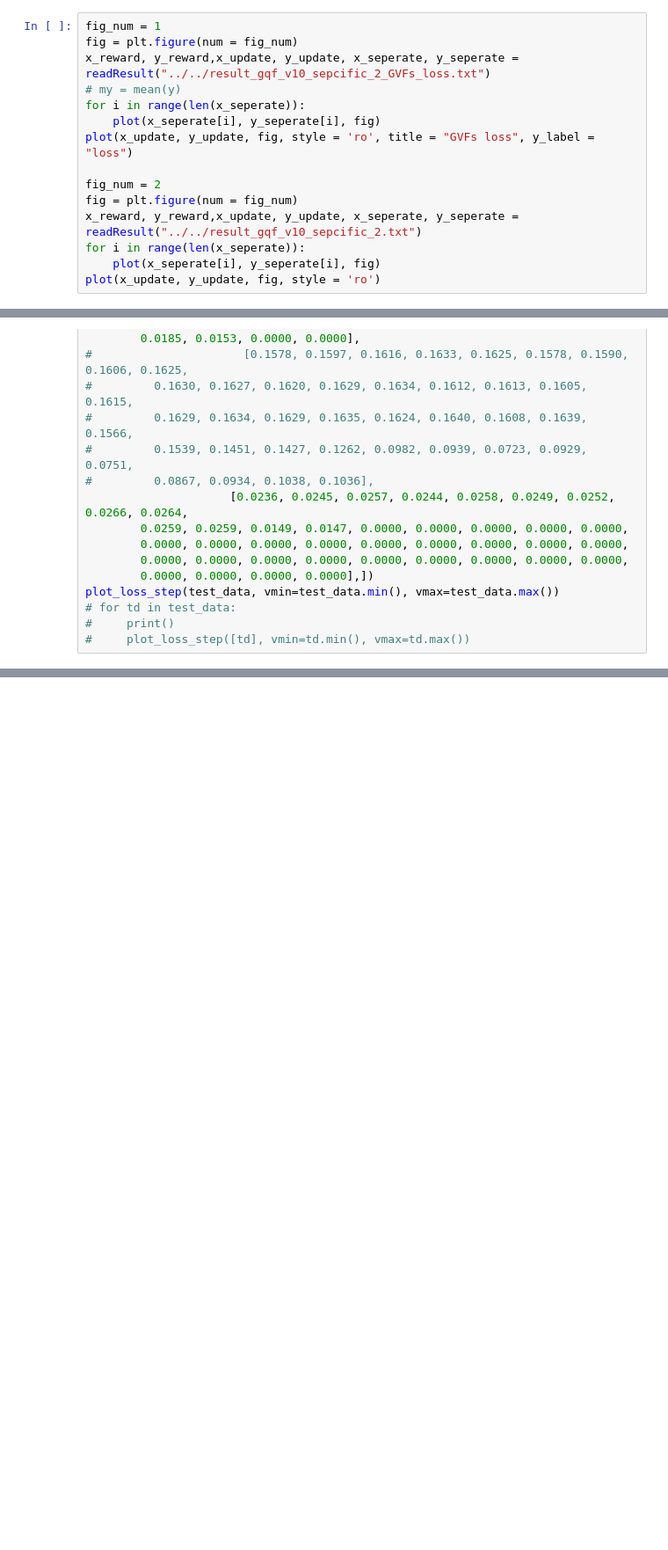
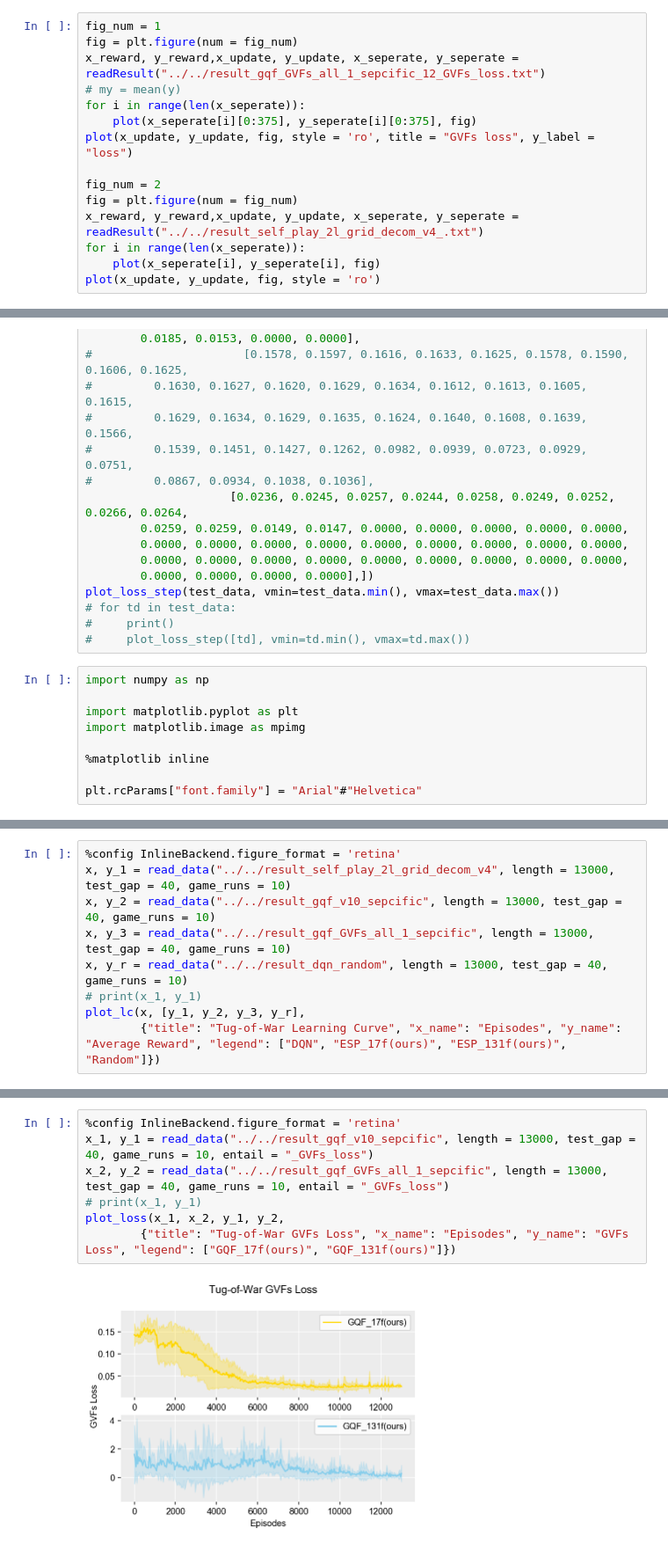
Before and after one commit to osu-xai/abp, a Jupyter notebook: abp/plot/plot_result.ipynb, the cells around one changed output, grey strips where cells are left out. Shown at 88% size. Cells and saved outputs as stored; diff of their text form; blank space fills up the shorter version.

Commit message:
add gvf data collecting

```diff
--- a/abp/plot/plot_result.ipynb
+++ b/abp/plot/plot_result.ipynb
@@ -128,15 +148,15 @@ p.show()
 # %%
 fig_num = 1
 fig = plt.figure(num = fig_num)
-x_reward, y_reward,x_update, y_update, x_seperate, y_seperate = readResult("../../result_gqf_v10_sepcific_2_GVFs_loss.txt")
+x_reward, y_reward,x_update, y_update, x_seperate, y_seperate = readResult("../../result_gqf_GVFs_all_1_sepcific_12_GVFs_loss.txt")
 # my = mean(y)
 for i in range(len(x_seperate)):
-    plot(x_seperate[i], y_seperate[i], fig)
+    plot(x_seperate[i][0:375], y_seperate[i][0:375], fig)
 plot(x_update, y_update, fig, style = 'ro', title = "GVFs loss", y_label = "loss")
 
 fig_num = 2
 fig = plt.figure(num = fig_num)
-x_reward, y_reward,x_update, y_update, x_seperate, y_seperate = readResult("../../result_gqf_v10_sepcific_2.txt")
+x_reward, y_reward,x_update, y_update, x_seperate, y_seperate = readResult("../../result_self_play_2l_grid_decom_v4_.txt")
 for i in range(len(x_seperate)):
     plot(x_seperate[i], y_seperate[i], fig)
 plot(x_update, y_update, fig, style = 'ro')
@@ -190,3 +206,12 @@ plot_loss_step(test_data, vmin=test_data.min(), vmax=test_data.max())
 # for td in test_data:
 #     print()
 #     plot_loss_step([td], vmin=td.min(), vmax=td.max())
+# %%
+import numpy as np
+
+import matplotlib.pyplot as plt
+import matplotlib.image as mpimg
+
+%matplotlib inline
+
+plt.rcParams["font.family"] = "Arial"#"Helvetica"
@@ -192,0 +277,9 @@ plot_loss_step(test_data, vmin=test_data.min(), vmax=test_data.max())
+# %%
+%config InlineBackend.figure_format = 'retina'
+x, y_1 = read_data("../../result_self_play_2l_grid_decom_v4", length = 13000, test_gap = 40, game_runs = 10)
+x, y_2 = read_data("../../result_gqf_v10_sepcific", length = 13000, test_gap = 40, game_runs = 10)
+x, y_3 = read_data("../../result_gqf_GVFs_all_1_sepcific", length = 13000, test_gap = 40, game_runs = 10)
+x, y_r = read_data("../../result_dqn_random", length = 13000, test_gap = 40, game_runs = 10)
+# print(x_1, y_1)
+plot_lc(x, [y_1, y_2, y_3, y_r],
+        {"title": "Tug-of-War Learning Curve", "x_name": "Episodes", "y_name": "Average Reward", "legend": ["DQN", "ESP_17f(ours)", "ESP_131f(ours)", "Random"]})
@@ -192,0 +355,9 @@ plot_loss_step(test_data, vmin=test_data.min(), vmax=test_data.max())
+# %%
+%config InlineBackend.figure_format = 'retina'
+x_1, y_1 = read_data("../../result_gqf_v10_sepcific", length = 13000, test_gap = 40, game_runs = 10, entail = "_GVFs_loss")
+x_2, y_2 = read_data("../../result_gqf_GVFs_all_1_sepcific", length = 13000, test_gap = 40, game_runs = 10, entail = "_GVFs_loss")
+# print(x_1, y_1)
+plot_loss(x_1, x_2, y_1, y_2,
+        {"title": "Tug-of-War GVFs Loss", "x_name": "Episodes", "y_name": "GVFs Loss", "legend": ["GQF_17f(ours)", "GQF_131f(ours)"]})
+# %% [output]
+[figure, added]
```
Also changed, not shown: parts of 10 cells of this notebook, 23 other files.
